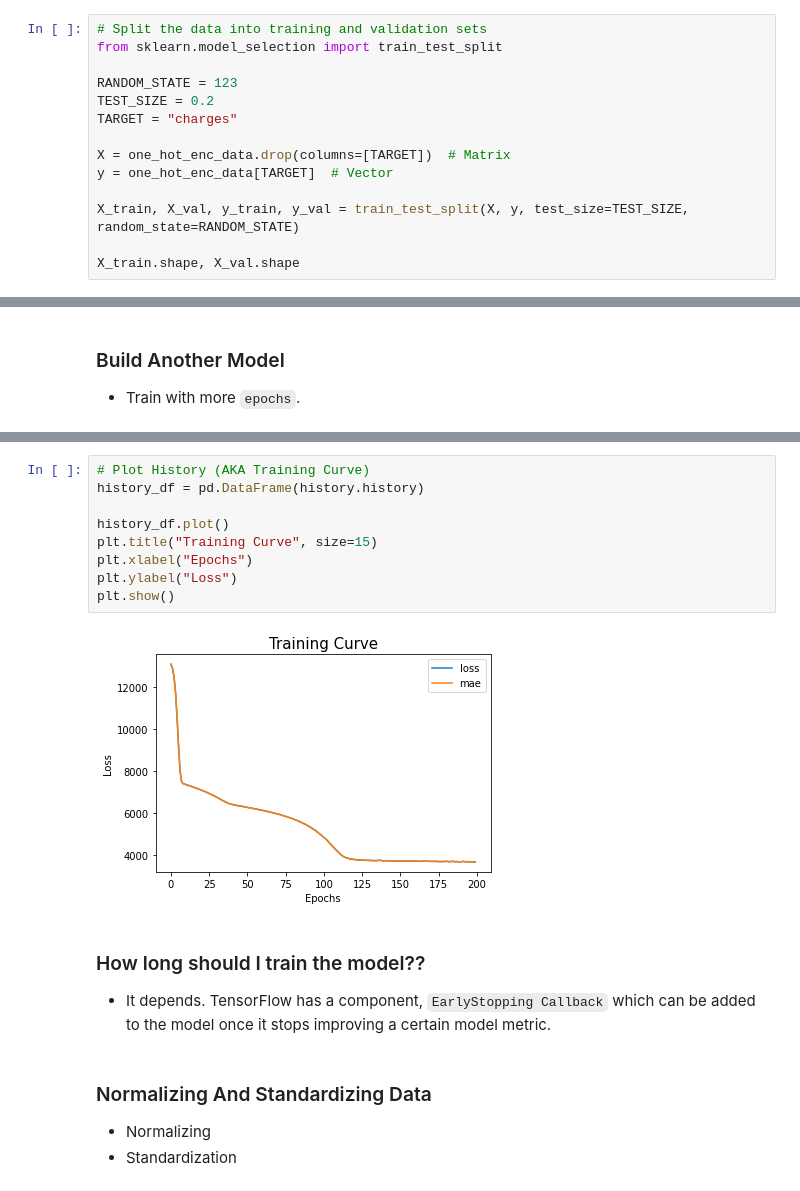
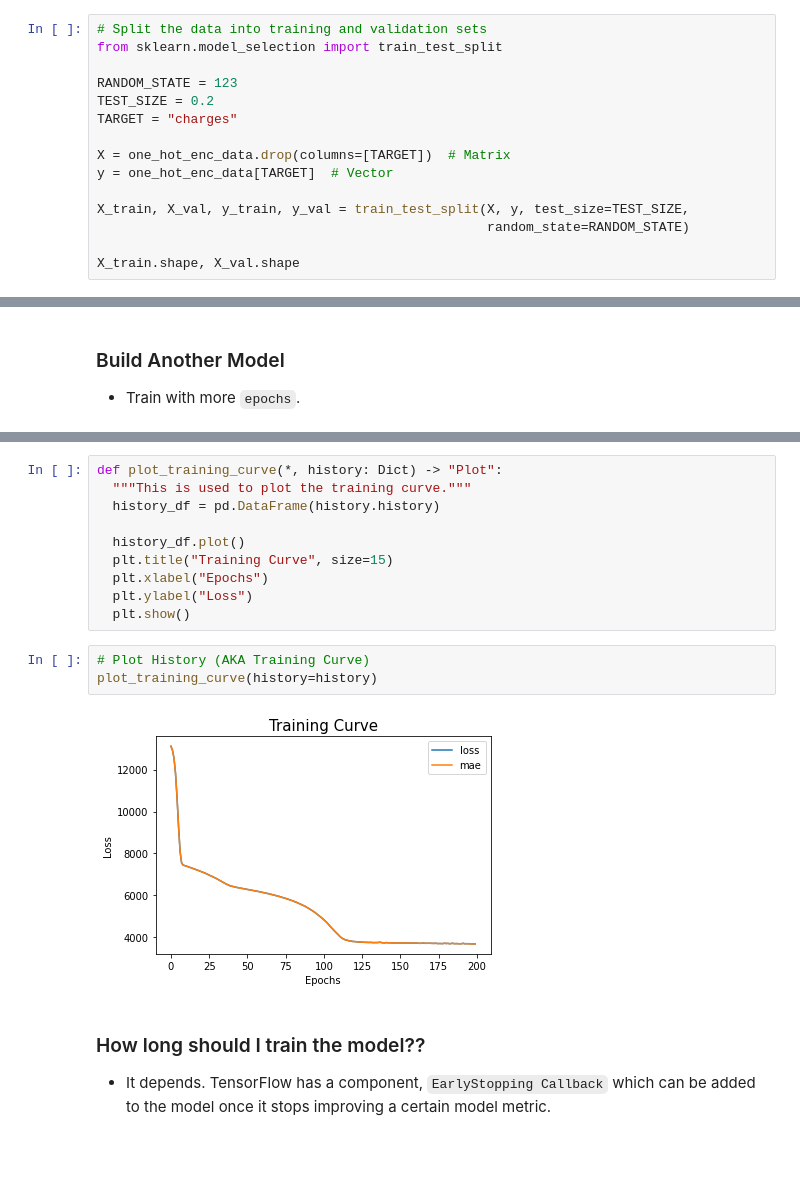
Before and after one commit to chineidu/NLP-Tutorial, a Jupyter notebook: notebook/03_tensorflow/02_regression_with_tf.ipynb, the cells around one changed output, grey strips where cells are left out. Cells and saved outputs as stored; diff of their text form; blank space fills up the shorter version.

```diff
--- a/notebook/03_tensorflow/02_regression_with_tf.ipynb
+++ b/notebook/03_tensorflow/02_regression_with_tf.ipynb
@@ -665,7 +678,8 @@ TARGET = "charges"
 X = one_hot_enc_data.drop(columns=[TARGET])  # Matrix
 y = one_hot_enc_data[TARGET]  # Vector
 
-X_train, X_val, y_train, y_val = train_test_split(X, y, test_size=TEST_SIZE, random_state=RANDOM_STATE)
+X_train, X_val, y_train, y_val = train_test_split(X, y, test_size=TEST_SIZE,
+                                                  random_state=RANDOM_STATE)
 
 X_train.shape, X_val.shape
 # %% [output]
@@ -868,20 +886,19 @@ model_3.evaluate(X_val, y_val)
 # %%
-# Plot History (AKA Training Curve)
-history_df = pd.DataFrame(history.history)
+def plot_training_curve(*, history: Dict) -> "Plot":
+  """This is used to plot the training curve."""
+  history_df = pd.DataFrame(history.history)
 
-history_df.plot()
-plt.title("Training Curve", size=15)
-plt.xlabel("Epochs")
-plt.ylabel("Loss")
-plt.show()
+  history_df.plot()
+  plt.title("Training Curve", size=15)
+  plt.xlabel("Epochs")
+  plt.ylabel("Loss")
+  plt.show()
-# %% [output]
-[figure, removed]
+# %%
+# Plot History (AKA Training Curve)
+plot_training_curve(history=history)
+# %% [output]
+[figure, added]
 # %% [markdown]
 ### How long should I train the model??
 
 * It depends. TensorFlow has a component, `EarlyStopping Callback` which can be added to the model once it stops improving a certain model metric.
-# %% [markdown]
-### Normalizing And Standardizing Data
-
-* Normalizing
-* Standardization
```
Also changed, not shown: parts of 51 cells of this notebook.
